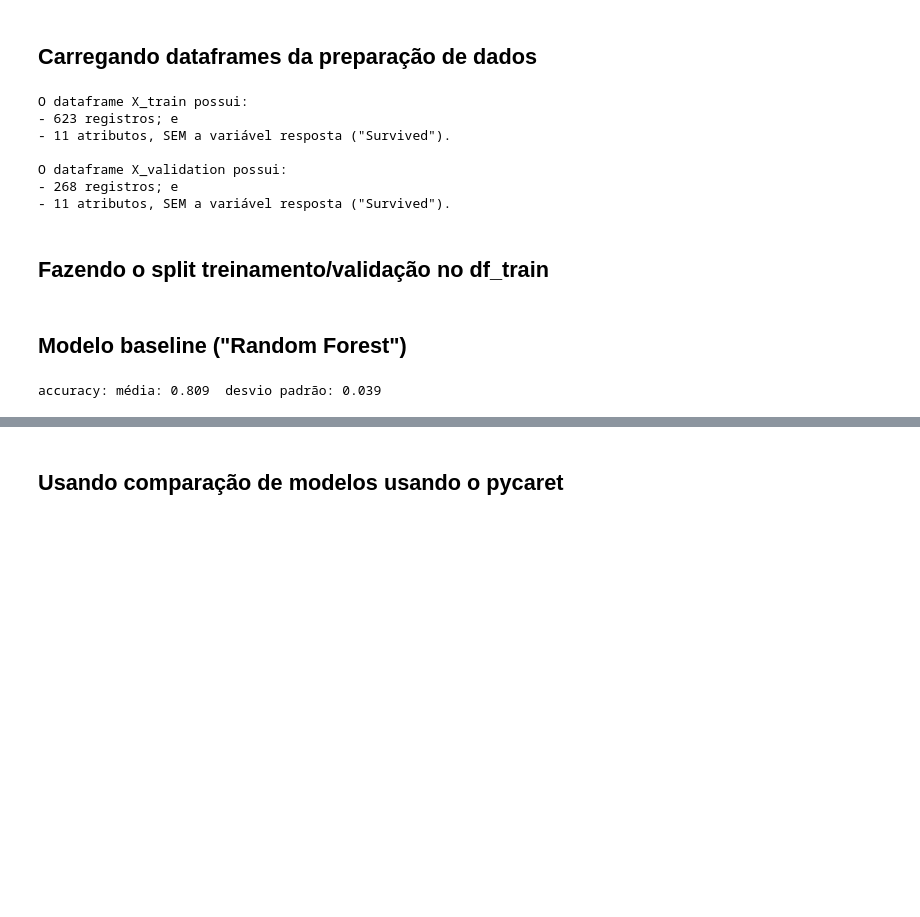
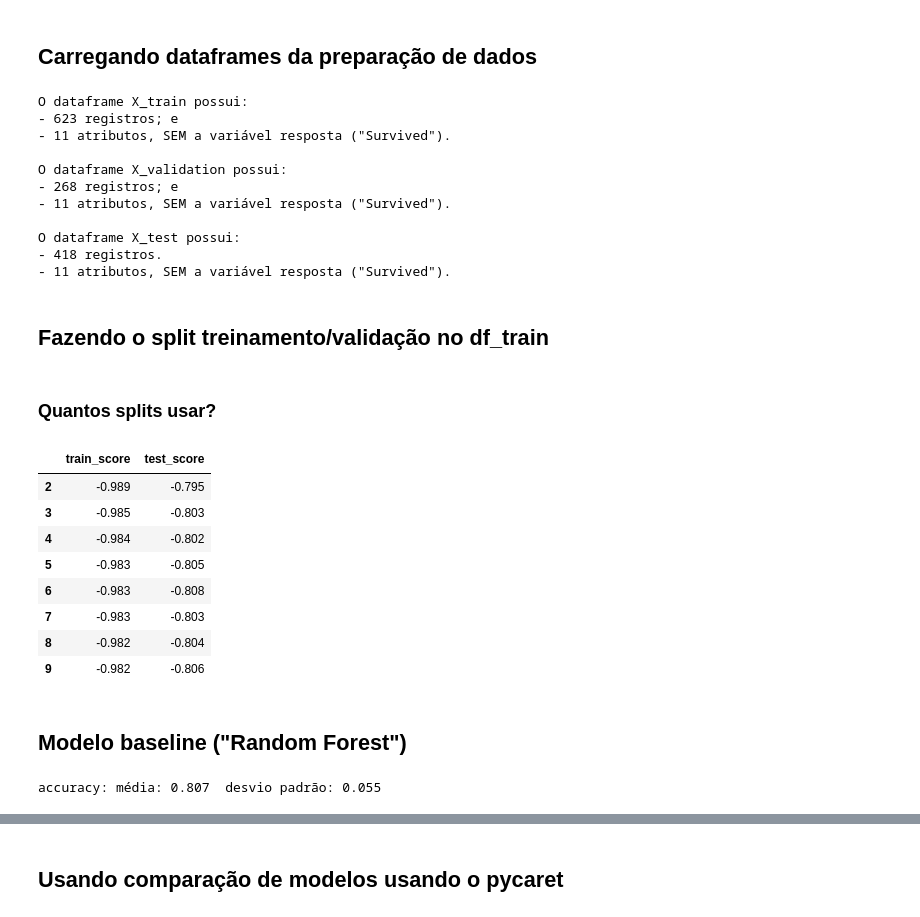
Before and after one commit to cafe-com-analytics/titanic-cafe, a Jupyter notebook: notebooks/3_Modeling_suto.ipynb, the cells around one changed output, grey strips where cells are left out. Cells and saved outputs as stored; diff of their text form; code cells hidden in the pictures; blank space fills up the shorter version.

```diff
--- a/notebooks/3_Modeling_suto.ipynb
+++ b/notebooks/3_Modeling_suto.ipynb
@@ -65,6 +65,8 @@ X_validation_encoded = pd.read_parquet(interim_path+'X_validation_encoded_v1.pqt
 
 y_train = pd.read_parquet(interim_path+'y_train.pqt')
 y_validation = pd.read_parquet(interim_path+'y_validation.pqt')
+
+X_test = pd.read_parquet(interim_path+'df_test_encoded.pqt')
 
 print(f"""O dataframe X_train possui:
 - {X_train_encoded.shape[0]} registros; e
@@ -75,6 +77,10 @@ print(f"""O dataframe X_validation possui:
 - {X_validation_encoded.shape[0]} registros; e
 - {X_validation_encoded.shape[1]} atributos, SEM a variável resposta ("Survived").
 """)
+
+print(f"""O dataframe X_test possui:
+- {X_test.shape[0]} registros.
+- {X_test.shape[1]} atributos, SEM a variável resposta ("Survived").""")
 # %% [output]
 O dataframe X_train possui:
 - 623 registros; e
@@ -83,25 +89,54 @@ O dataframe X_train possui:
 O dataframe X_validation possui:
 - 268 registros; e
 - 11 atributos, SEM a variável resposta ("Survived").
+
+O dataframe X_test possui:
+- 418 registros.
+- 11 atributos, SEM a variável resposta ("Survived").
 # %% [markdown]
 ## Fazendo o split treinamento/validação no df_train
 # %%
-n_splits = 10
+n_splits = 6
 n_repeats = 3
 random_state = 42
 scoring = "accuracy"
-
+RepeatedStratifiedKFold()
 cv = RepeatedStratifiedKFold(n_splits=n_splits, n_repeats=n_repeats, random_state=random_state)
+# %% [markdown]
+### Quantos splits usar?
+# %%
+model_rf = RandomForestClassifier(random_state=random_state)
+
+dct_splits = {}
+
+for n_split in range(2,10):
+    cv = RepeatedStratifiedKFold(n_splits=n_split, n_repeats=n_repeats, random_state=random_state)
+
+    cross = cross_validate(model_rf, X_train_encoded, y_train, cv=cv, scoring="accuracy", return_train_score=True, return_estimator=True, n_jobs=-1)
+
+    dct_splits[n_split]={'train_score': round(-cross['train_score'].mean(), 3), 'test_score': round(-cross['test_score'].mean(), 3)}
+
+pd.DataFrame.from_dict(dct_splits, orient='index')
+# %% [output]
+|  | train_score | test_score |
+| 2 | -0.989 | -0.795 |
+| 3 | -0.985 | -0.803 |
+| 4 | -0.984 | -0.802 |
+| 5 | -0.983 | -0.805 |
+| 6 | -0.983 | -0.808 |
+| 7 | -0.983 | -0.803 |
+| 8 | -0.982 | -0.804 |
+| 9 | -0.982 | -0.806 |
 # %% [markdown]
 ## Modelo baseline ("Random Forest")
 # %%
-model_rf = RandomForestClassifier(random_state=42, n_estimators=1000)
+model_rf = RandomForestClassifier(random_state=random_state, n_estimators=1000, n_jobs=-1, max_depth=int((len(X_train_encoded.columns))**0.5))
 
-n_scores = cross_val_score(model_rf, X_train_encoded, y_train, scoring=scoring, cv=cv, n_jobs=-1, error_score='raise')
+n_scores = cross_val_score(estimator=model_rf, X=X_train_encoded, y=y_train, scoring=scoring, cv=cv, n_jobs=-1, error_score='raise')
 
 print(f"{scoring}: média: {n_scores.mean():.3f}  desvio padrão: {n_scores.std():.3f}")
 # %% [output]
-accuracy: média: 0.809  desvio padrão: 0.039
+accuracy: média: 0.807  desvio padrão: 0.055
 # %%
 cross = cross_validate(model_rf, X_train_encoded, y_train, cv=cv, scoring="accuracy", return_train_score=True, return_estimator=True, n_jobs=-1)
 
```
Also changed, not shown: parts of 4 cells of this notebook, 2 other files.
